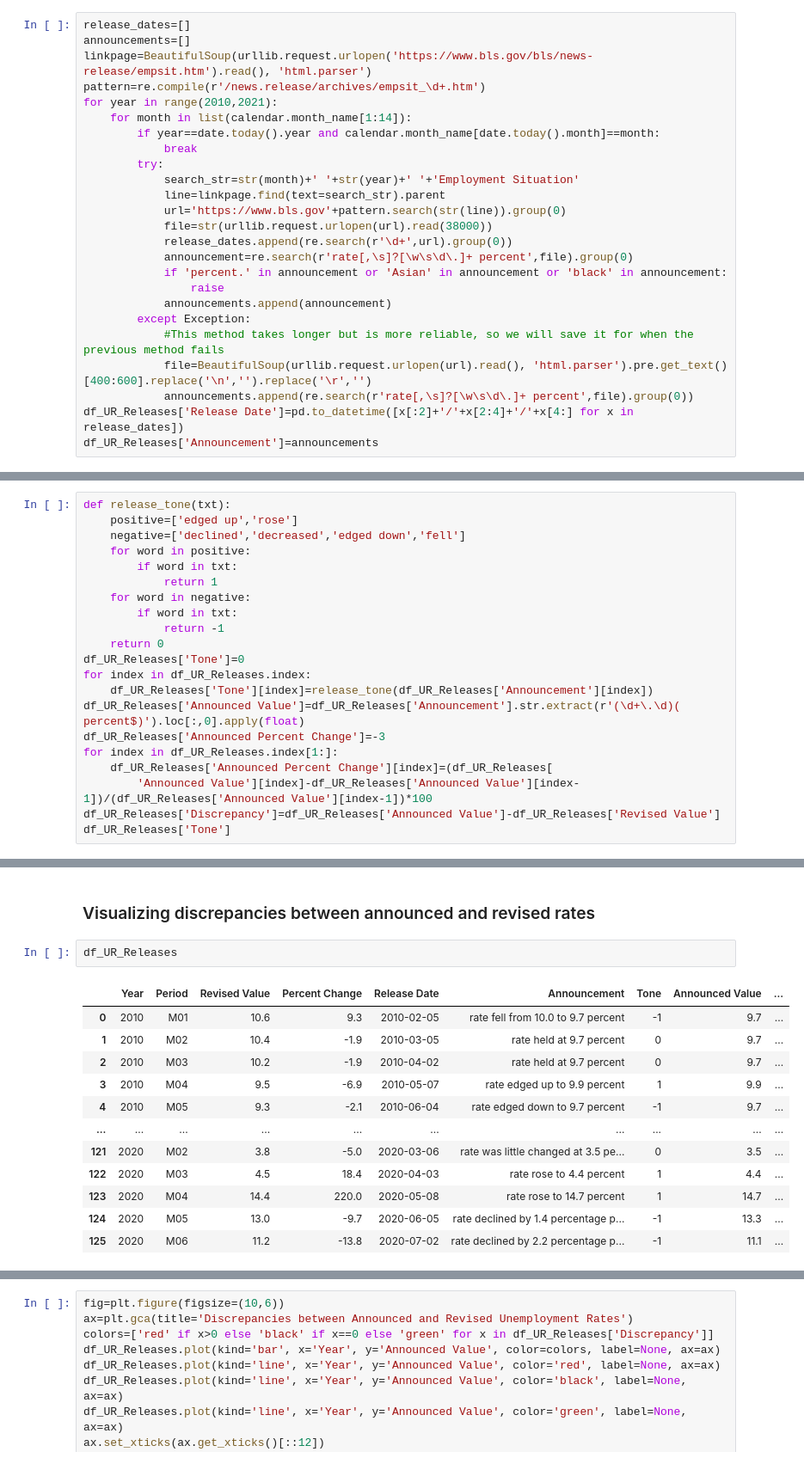
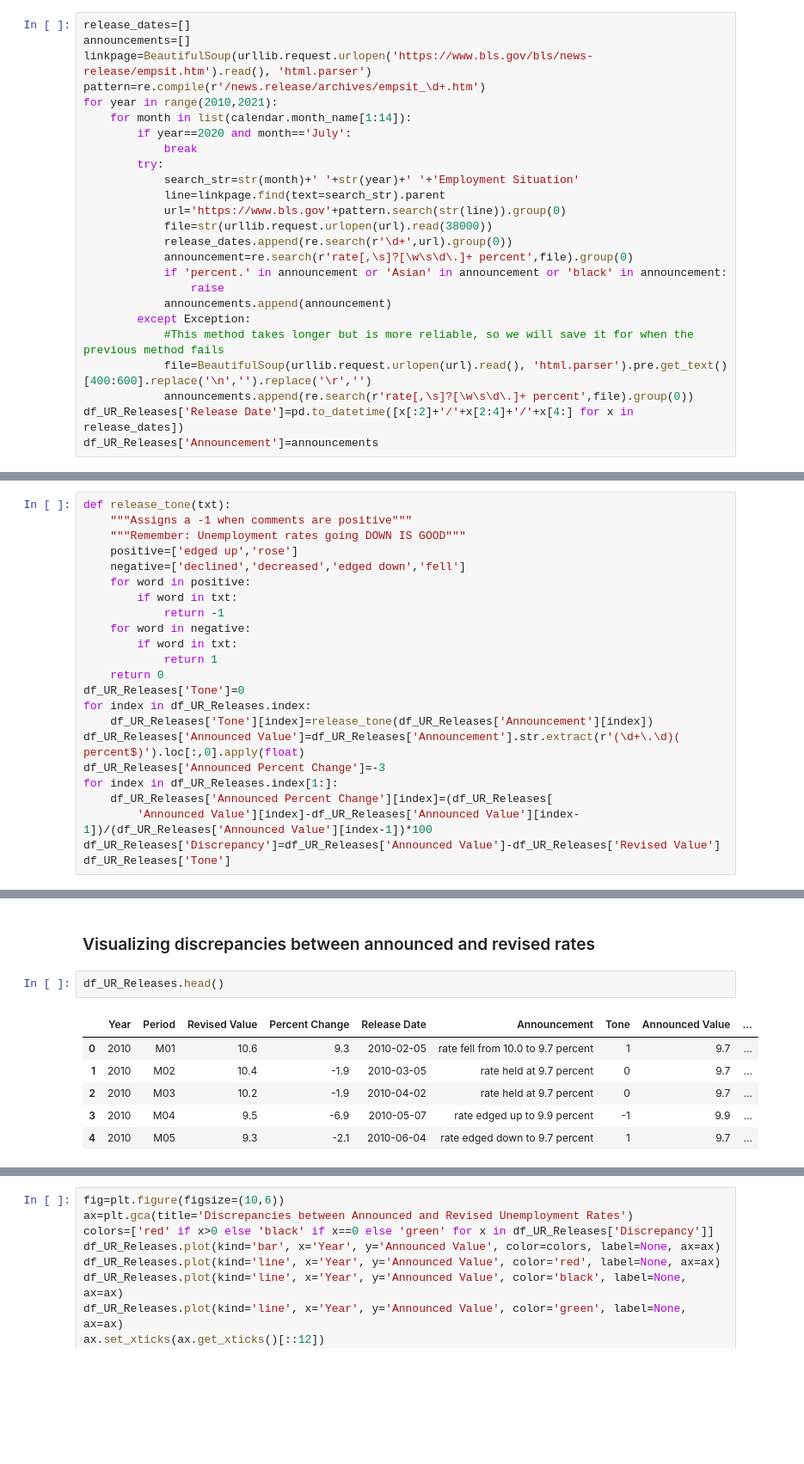
Before and after one commit to flbyrne/EISentiMent-DataSourceExploration, a Jupyter notebook: EISentiMent.ipynb, the cells around one changed output, grey strips where cells are left out. Shown: that part at 86% size. Cells and saved outputs as stored; diff of their text form; blank space fills up the shorter version.

```diff
--- a/EISentiMent.ipynb
+++ b/EISentiMent.ipynb
@@ -94,7 +107,7 @@ linkpage=BeautifulSoup(urllib.request.urlopen('https://www.bls.gov/bls/news-rele
 pattern=re.compile(r'/news.release/archives/empsit_\d+.htm')
 for year in range(2010,2021):
     for month in list(calendar.month_name[1:14]):
-        if year==date.today().year and calendar.month_name[date.today().month]==month:
+        if year==2020 and month=='July':
             break
         try:
             search_str=str(month)+' '+str(year)+' '+'Employment Situation'
@@ -148,14 +161,16 @@ set(sentiment_words)
  'was little changed at '}
 # %%
 def release_tone(txt):
+    """Assigns a -1 when comments are positive"""
+    """Remember: Unemployment rates going DOWN IS GOOD"""
     positive=['edged up','rose']
     negative=['declined','decreased','edged down','fell']
     for word in positive:
         if word in txt:
-            return 1
+            return -1
     for word in negative:
         if word in txt:
-            return -1
+            return 1
     return 0
 df_UR_Releases['Tone']=0
 for index in df_UR_Releases.index:
@@ -190,17 +205,11 @@ Name: Tone, Length: 126, dtype: int64
 # %% [markdown]
 ### Visualizing discrepancies between announced and revised rates
 # %%
-df_UR_Releases
+df_UR_Releases.head()
 # %% [output]
 |  | Year | Period | Revised Value | Percent Change | Release Date | Announcement | Tone | Announced Value | ... |
-| 0 | 2010 | M01 | 10.6 | 9.3 | 2010-02-05 | rate fell from 10.0 to 9.7 percent | -1 | 9.7 | ... |
+| 0 | 2010 | M01 | 10.6 | 9.3 | 2010-02-05 | rate fell from 10.0 to 9.7 percent | 1 | 9.7 | ... |
 | 1 | 2010 | M02 | 10.4 | -1.9 | 2010-03-05 | rate held at 9.7 percent | 0 | 9.7 | ... |
 | 2 | 2010 | M03 | 10.2 | -1.9 | 2010-04-02 | rate held at 9.7 percent | 0 | 9.7 | ... |
-| 3 | 2010 | M04 | 9.5 | -6.9 | 2010-05-07 | rate edged up to 9.9 percent | 1 | 9.9 | ... |
-| 4 | 2010 | M05 | 9.3 | -2.1 | 2010-06-04 | rate edged down to 9.7 percent | -1 | 9.7 | ... |
-| ... | ... | ... | ... | ... | ... | ... | ... | ... | ... |
-| 121 | 2020 | M02 | 3.8 | -5.0 | 2020-03-06 | rate was little changed at 3.5 pe... | 0 | 3.5 | ... |
-| 122 | 2020 | M03 | 4.5 | 18.4 | 2020-04-03 | rate rose to 4.4 percent | 1 | 4.4 | ... |
-| 123 | 2020 | M04 | 14.4 | 220.0 | 2020-05-08 | rate rose to 14.7 percent | 1 | 14.7 | ... |
-| 124 | 2020 | M05 | 13.0 | -9.7 | 2020-06-05 | rate declined by 1.4 percentage p... | -1 | 13.3 | ... |
-| 125 | 2020 | M06 | 11.2 | -13.8 | 2020-07-02 | rate declined by 2.2 percentage p... | -1 | 11.1 | ... |
+| 3 | 2010 | M04 | 9.5 | -6.9 | 2010-05-07 | rate edged up to 9.9 percent | -1 | 9.9 | ... |
+| 4 | 2010 | M05 | 9.3 | -2.1 | 2010-06-04 | rate edged down to 9.7 percent | 1 | 9.7 | ... |
```
Also changed, not shown: parts of 18 cells of this notebook.
